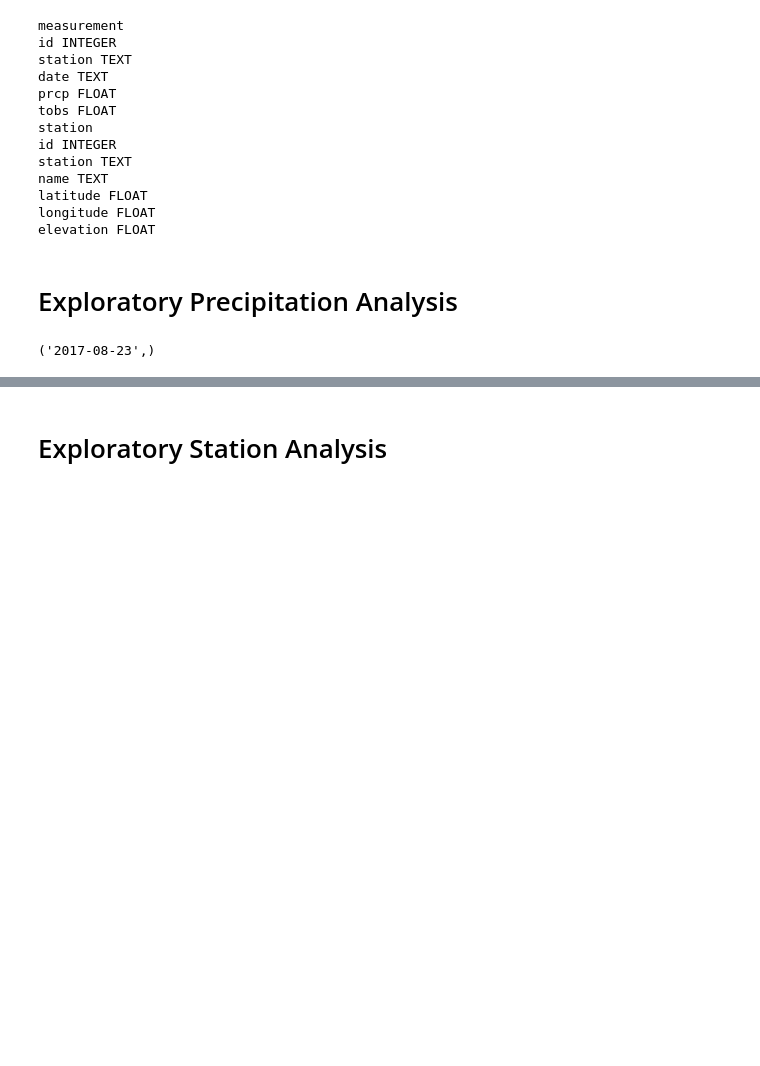
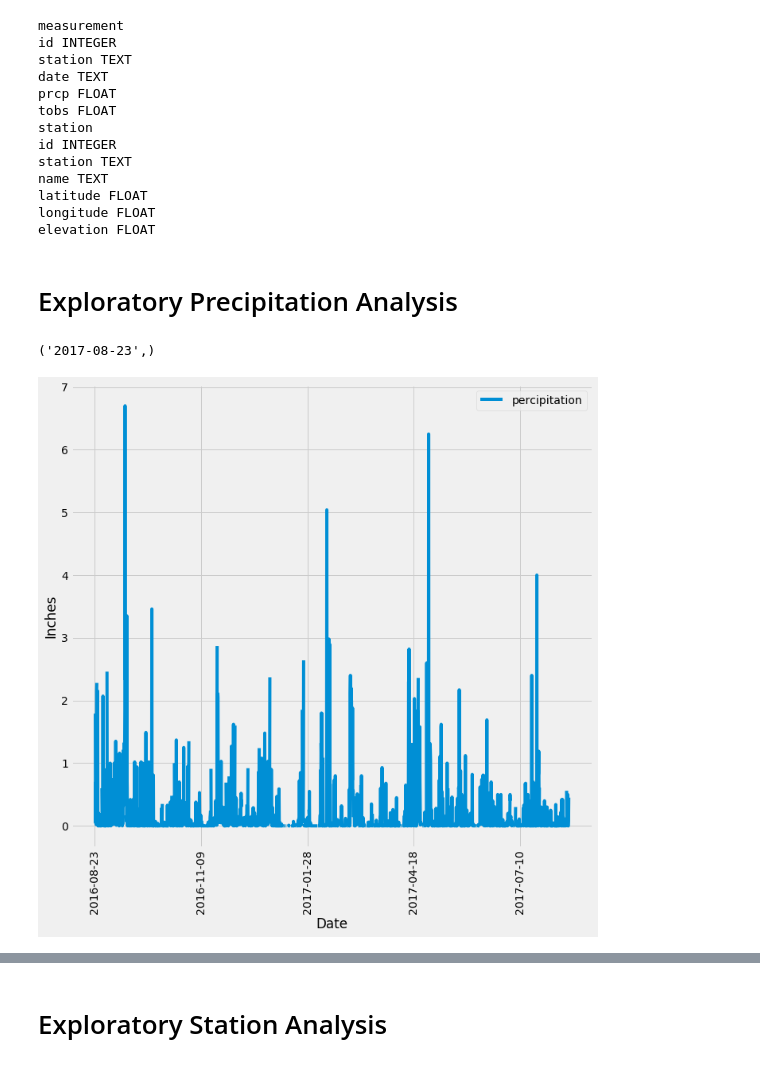
Before and after one commit to BennyC31/penndsbootcamp, a Jupyter notebook: sqlalchemy-challenge/climate.ipynb, the cells around one changed output, grey strips where cells are left out. Drawn from its saved outputs; the diff is of its cells as text; code cells hidden in the pictures; blank space fills up the shorter version.

```diff
--- a/sqlalchemy-challenge/climate.ipynb
+++ b/sqlalchemy-challenge/climate.ipynb
@@ -64,22 +64,27 @@ session = Session(engine)
 session.query(measurement.date).order_by(measurement.date.desc()).first()
 # %% [output]
 ('2017-08-23',)
+# %%
+percp_data = session.execute("select m.date,m.prcp from measurement m where date > (select date((SELECT m1.date \
+from measurement m1 order by m1.date DESC limit 1),'-1 year','-1 day'))").fetchall()
 # %%
 # Design a query to retrieve the last 12 months of precipitation data and plot the results.
 # Starting from the most recent data point in the database.
-
 # Calculate the date one year from the last date in data set.
-
-
 # Perform a query to retrieve the data and precipitation scores
-
-
 # Save the query results as a Pandas DataFrame and set the index to the date column
-
-
 # Sort the dataframe by date
-
-
 # Use Pandas Plotting with Matplotlib to plot the data
+percp_df = pd.DataFrame(percp_data)
+percp_df = percp_df.rename(columns={0:'date',1:'prcp'})
+percp_df = percp_df.set_index('date').sort_values('date').convert_dtypes()
+percp_df.plot(figsize=(10, 10),rot=90)
+plt.xlabel('Date')
+plt.ylabel('Inches')
+plt.legend(["percipitation"])
+plt.tight_layout()
+plt.show()
+# %% [output]
+[figure, added]
 # %%
 # Use Pandas to calcualte the summary statistics for the precipitation data
```
Also changed, not shown: parts of 10 cells of this notebook, 5 other files.
